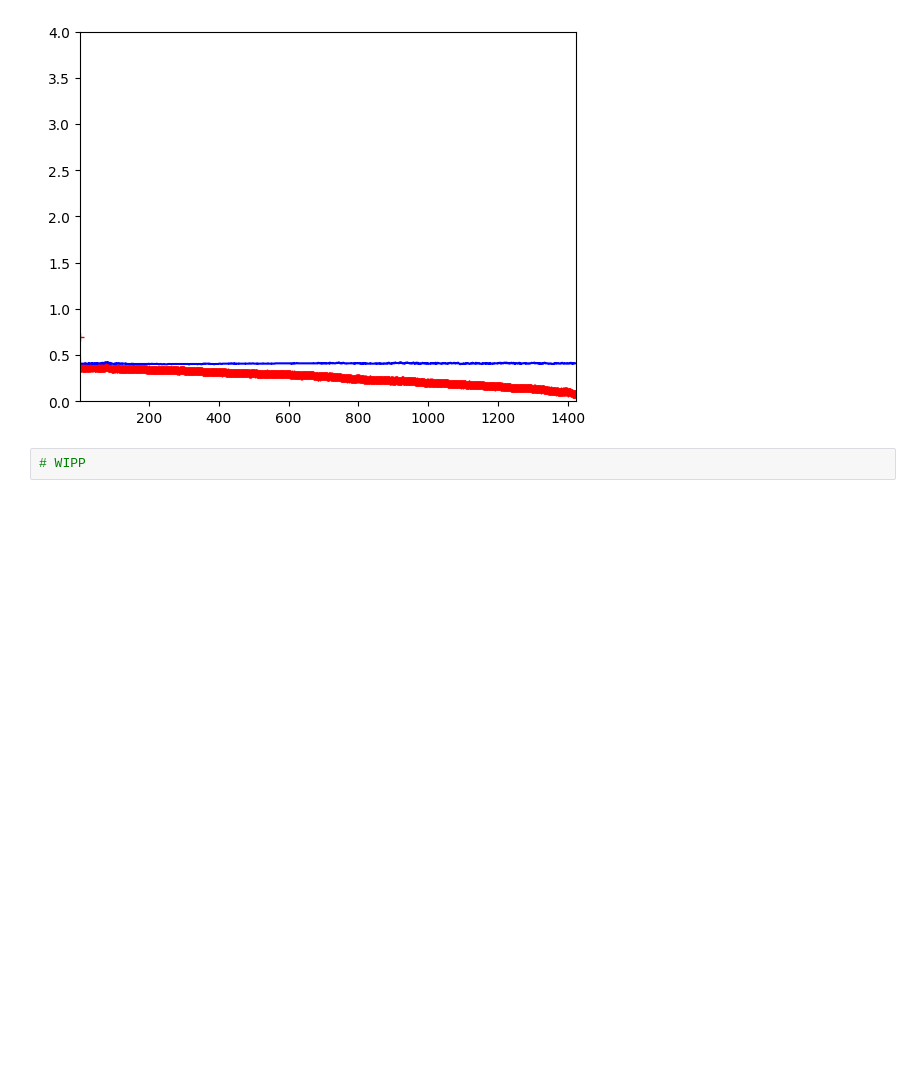
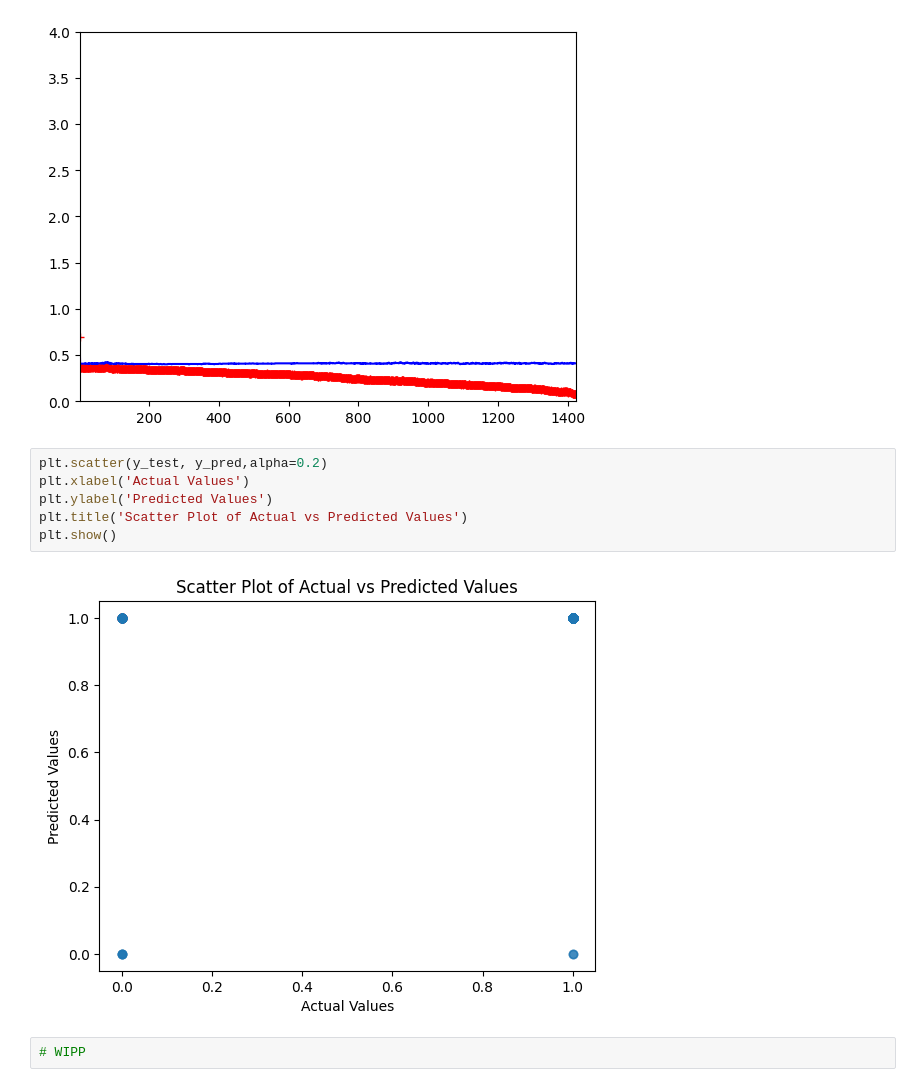
Before and after one commit to Williamarvin/Ceng3300_project, a Jupyter notebook: project.ipynb, the cells around one changed output. Drawn from its saved outputs; the diff is of its cells as text; blank space fills up the shorter version.

Commit message:
Added scatter plot for predicted and actual values

```diff
--- a/project.ipynb
+++ b/project.ipynb
@@ -526,6 +526,14 @@ Accuracy: 0.85
 plot_learning_curves(rf_model, x_train, y_train)
 # %% [output]
 [figure]
+# %%
+plt.scatter(y_test, y_pred,alpha=0.2)
+plt.xlabel('Actual Values')
+plt.ylabel('Predicted Values')
+plt.title('Scatter Plot of Actual vs Predicted Values')
+plt.show()
+# %% [output]
+[figure, added]
 # %%
 # WIPP
 # %%
```
